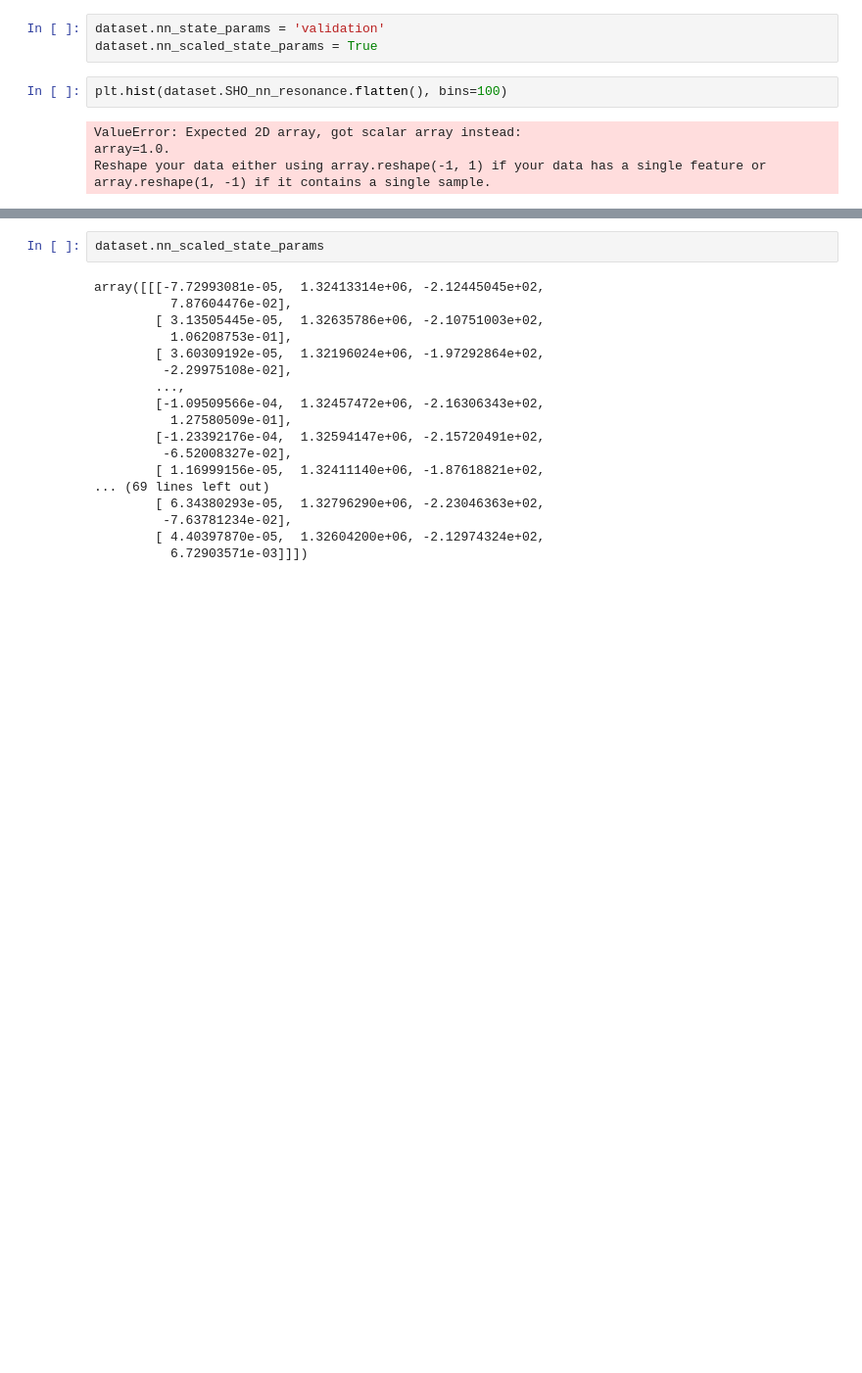
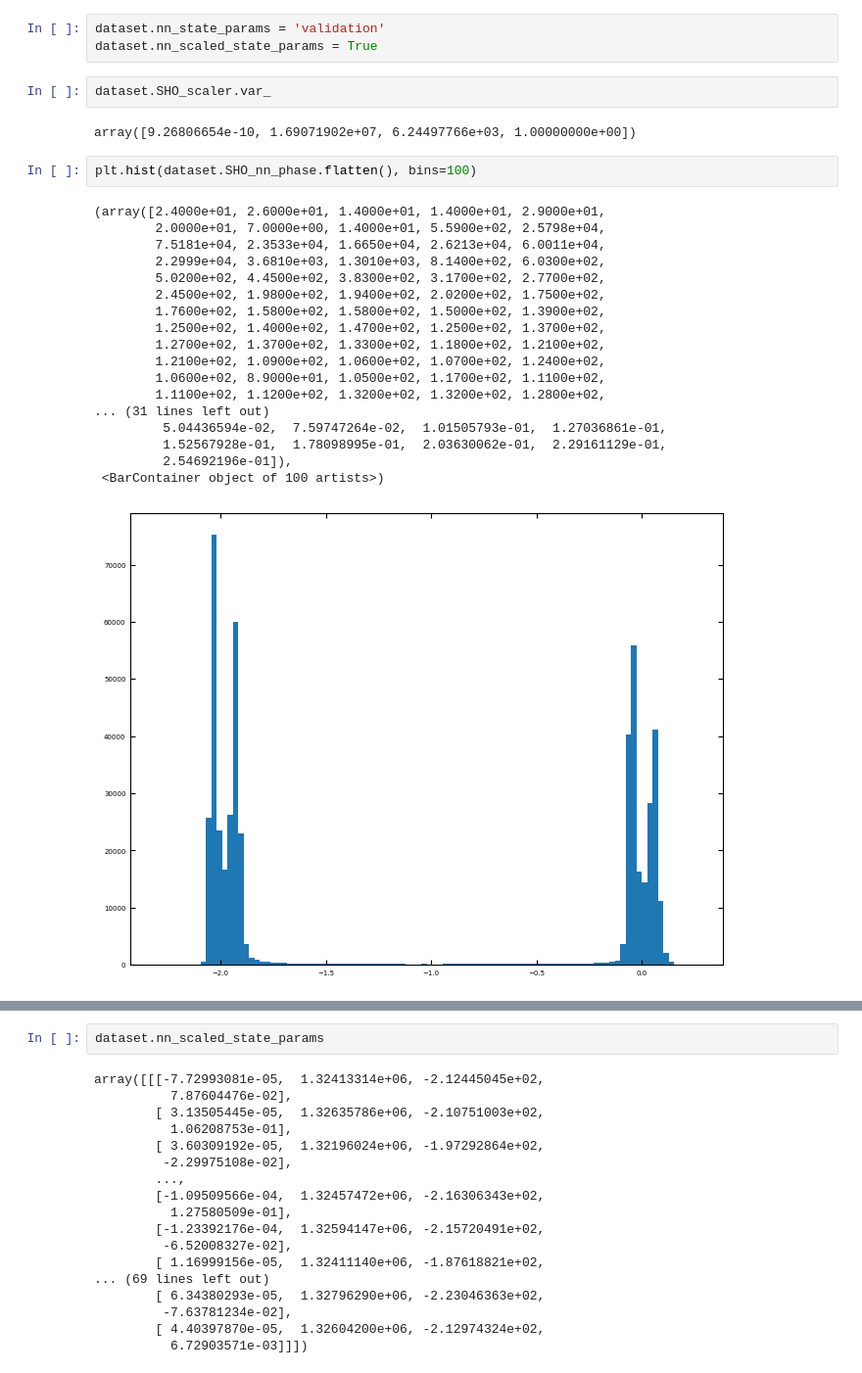
Before and after one commit to m3-learning/m3_learning_old, a Jupyter notebook: m3_learning/papers/2023_Rapid_Fitting/3_Pytorch_SHO_Fitter.ipynb, the cells around one changed output, grey strips where cells are left out. Shown at 98% size. Drawn from its saved outputs; the diff is of its cells as text; blank space fills up the shorter version.

```diff
--- a/m3_learning/papers/2023_Rapid_Fitting/3_Pytorch_SHO_Fitter.ipynb
+++ b/m3_learning/papers/2023_Rapid_Fitting/3_Pytorch_SHO_Fitter.ipynb
@@ -234,9 +234,28 @@ True
 # %%
 dataset.nn_state_params = 'validation'
 dataset.nn_scaled_state_params = True
+# %%
+dataset.SHO_scaler.var_
+# %% [output]
+array([9.26806654e-10, 1.69071902e+07, 6.24497766e+03, 1.00000000e+00])
 # %%
-plt.hist(dataset.SHO_nn_resonance.flatten(), bins=100)
+plt.hist(dataset.SHO_nn_phase.flatten(), bins=100)
 # %% [output]
-ValueError: Expected 2D array, got scalar array instead:
-array=1.0.
-Reshape your data either using array.reshape(-1, 1) if your data has a single feature or array.reshape(1, -1) if it contains a single sample.
+(array([2.4000e+01, 2.6000e+01, 1.4000e+01, 1.4000e+01, 2.9000e+01,
+        2.0000e+01, 7.0000e+00, 1.4000e+01, 5.5900e+02, 2.5798e+04,
+        7.5181e+04, 2.3533e+04, 1.6650e+04, 2.6213e+04, 6.0011e+04,
+        2.2999e+04, 3.6810e+03, 1.3010e+03, 8.1400e+02, 6.0300e+02,
+        5.0200e+02, 4.4500e+02, 3.8300e+02, 3.1700e+02, 2.7700e+02,
+        2.4500e+02, 1.9800e+02, 1.9400e+02, 2.0200e+02, 1.7500e+02,
+        1.7600e+02, 1.5800e+02, 1.5800e+02, 1.5000e+02, 1.3900e+02,
+        1.2500e+02, 1.4000e+02, 1.4700e+02, 1.2500e+02, 1.3700e+02,
+        1.2700e+02, 1.3700e+02, 1.3300e+02, 1.1800e+02, 1.2100e+02,
+        1.2100e+02, 1.0900e+02, 1.0600e+02, 1.0700e+02, 1.2400e+02,
+        1.0600e+02, 8.9000e+01, 1.0500e+02, 1.1700e+02, 1.1100e+02,
+        1.1100e+02, 1.1200e+02, 1.3200e+02, 1.3200e+02, 1.2800e+02,
+... (31 lines left out)
+         5.04436594e-02,  7.59747264e-02,  1.01505793e-01,  1.27036861e-01,
+         1.52567928e-01,  1.78098995e-01,  2.03630062e-01,  2.29161129e-01,
+         2.54692196e-01]),
+ <BarContainer object of 100 artists>)
+[figure, added]
```
Also changed, not shown: parts of 8 cells of this notebook, 1 other file.
